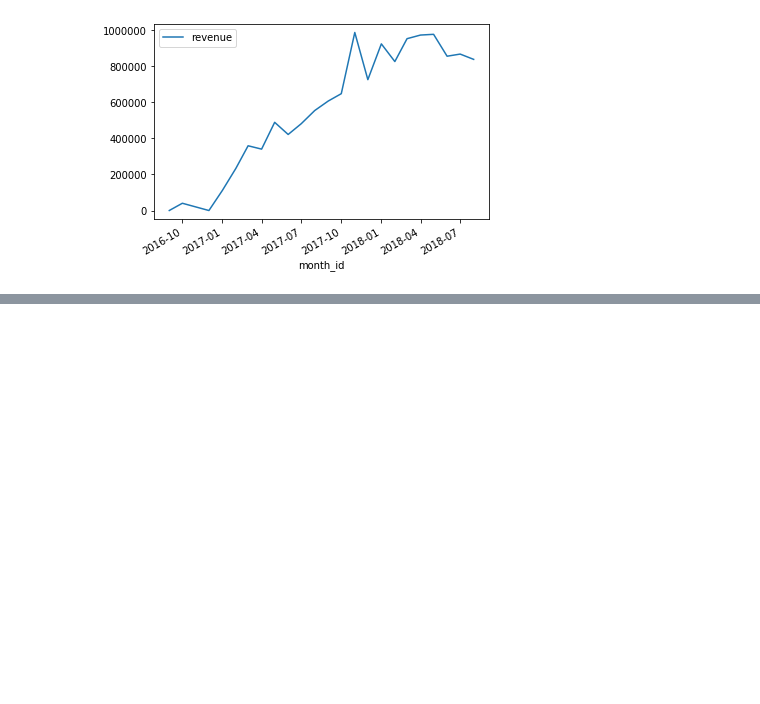
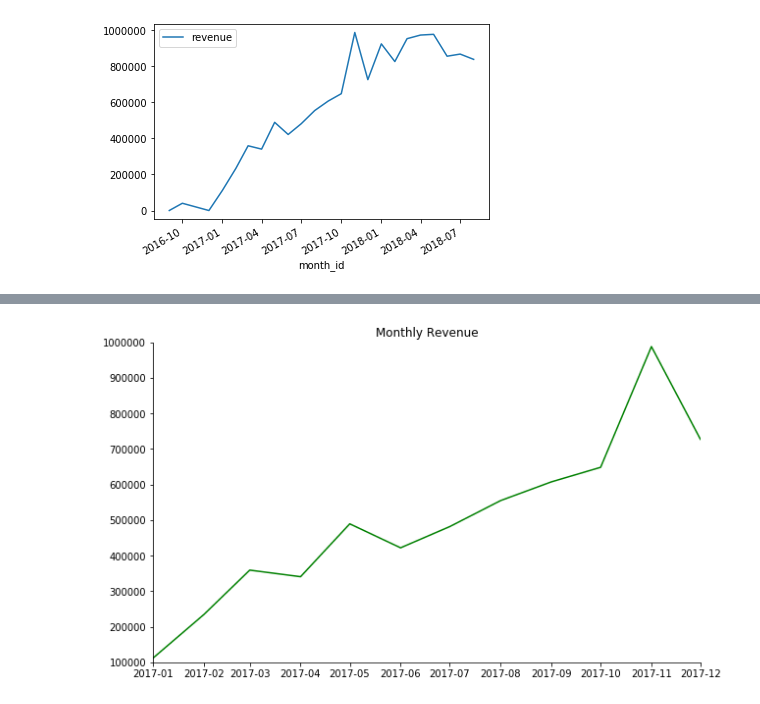
Before and after one commit to mavidvd/data-ber-03-20, a Jupyter notebook: Notes/module_1/week_2/4_matplotlib-intro.ipynb, the cells around one changed output, grey strips where cells are left out. Saved outputs shown, nothing was run; the diff lists cells and outputs as text; code cells hidden in the pictures; blank space fills up the shorter version.

```diff
--- a/Notes/module_1/week_2/4_matplotlib-intro.ipynb
+++ b/Notes/module_1/week_2/4_matplotlib-intro.ipynb
@@ -175,3 +175,10 @@ df = df.rename(columns={"order_purchase_timestamp": "month_id"})
  .rename(columns={"price": "revenue"})).plot();
 # %% [output]
 [figure]
+# %%
+monthly_rev = (df
+               .loc[df["order_status"] == "delivered"]
+               .groupby("month_id")
+               .agg({"price": "sum"})
+               .rename(columns={"price": "revenue"})
+               .reset_index())
@@ -177,0 +190,14 @@ df = df.rename(columns={"order_purchase_timestamp": "month_id"})
+# %%
+fig, ax = plt.subplots(figsize=(10,6))
+
+ax.plot(monthly_rev["month_id"],
+        monthly_rev["revenue"],
+        color="g");
+ax.set_title("Monthly Revenue");
+ax.set_xlim((pd.to_datetime("2017-01-01"), pd.to_datetime("2017-12-01")));
+ax.set_ylim((100000,1000000));
+ax.spines["top"].set_visible(False);
+ax.spines["right"].set_visible(False);
+#ax.set_facecolor("r");
+# %% [output]
+[figure, added]
```
Also changed, not shown: parts of 26 cells of this notebook.
